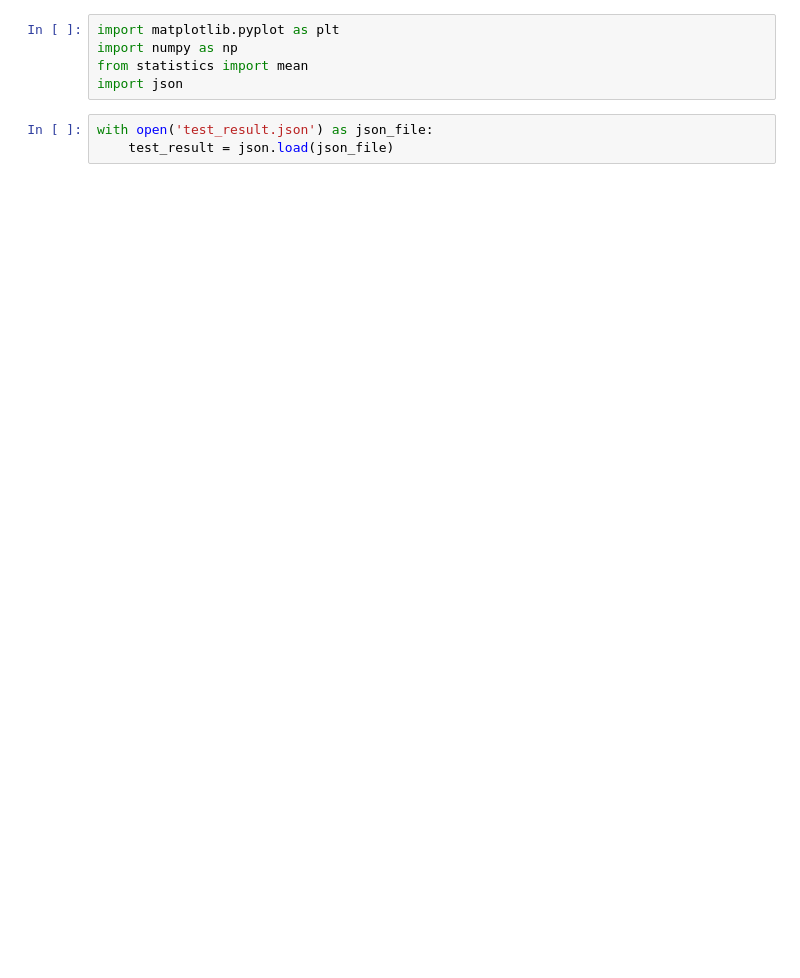
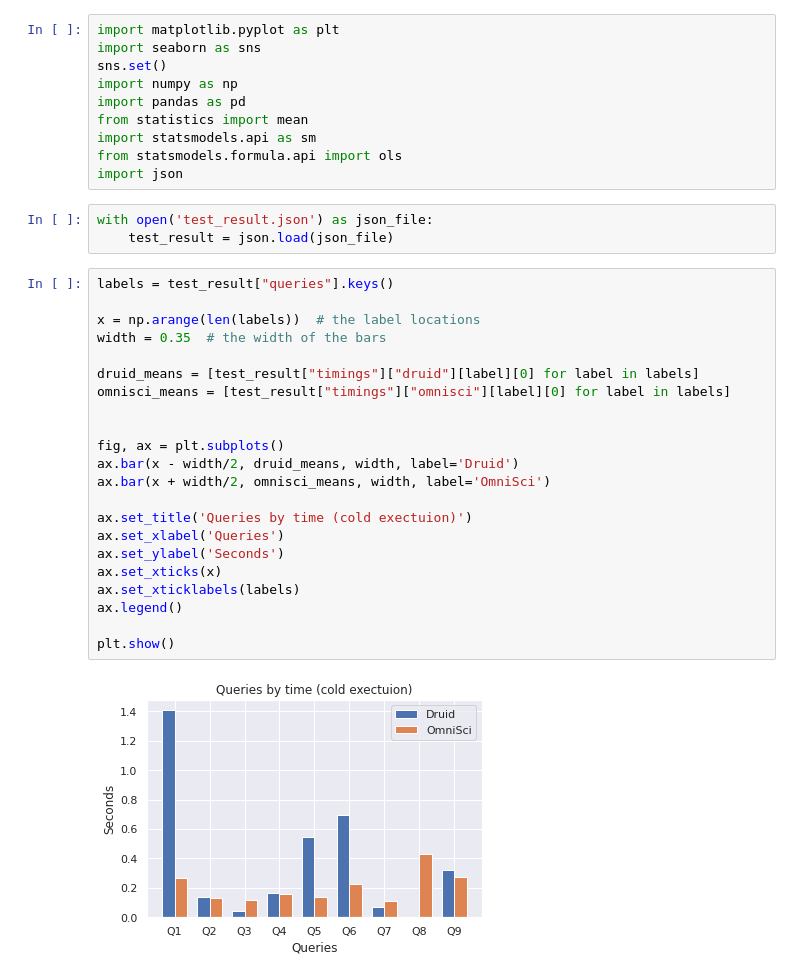
Before and after one commit to emanueledomingo/computer-science-thesis, a Jupyter notebook: notebooks/05_plot_results.ipynb, the cells around one changed output. Drawn from its saved outputs; the diff is of its cells as text; blank space fills up the shorter version.

```diff
--- a/notebooks/05_plot_results.ipynb
+++ b/notebooks/05_plot_results.ipynb
@@ -1,11 +1,40 @@
 # %%
 import matplotlib.pyplot as plt
+import seaborn as sns
+sns.set()
 import numpy as np
+import pandas as pd
 from statistics import mean
+import statsmodels.api as sm
+from statsmodels.formula.api import ols
 import json
 # %%
 with open('test_result.json') as json_file:
     test_result = json.load(json_file)
+# %%
+labels = test_result["queries"].keys()
+
+x = np.arange(len(labels))  # the label locations
+width = 0.35  # the width of the bars
+
+druid_means = [test_result["timings"]["druid"][label][0] for label in labels]
+omnisci_means = [test_result["timings"]["omnisci"][label][0] for label in labels]
+
+
+fig, ax = plt.subplots()
+ax.bar(x - width/2, druid_means, width, label='Druid')
+ax.bar(x + width/2, omnisci_means, width, label='OmniSci')
+
+ax.set_title('Queries by time (cold exectuion)')
+ax.set_xlabel('Queries')
+ax.set_ylabel('Seconds')
+ax.set_xticks(x)
+ax.set_xticklabels(labels)
+ax.legend()
+
+plt.show()
+# %% [output]
+[figure, added]
 # %%
 labels = test_result["queries"].keys()
 
```
Also changed, not shown: parts of 6 cells of this notebook, 5 other files.
